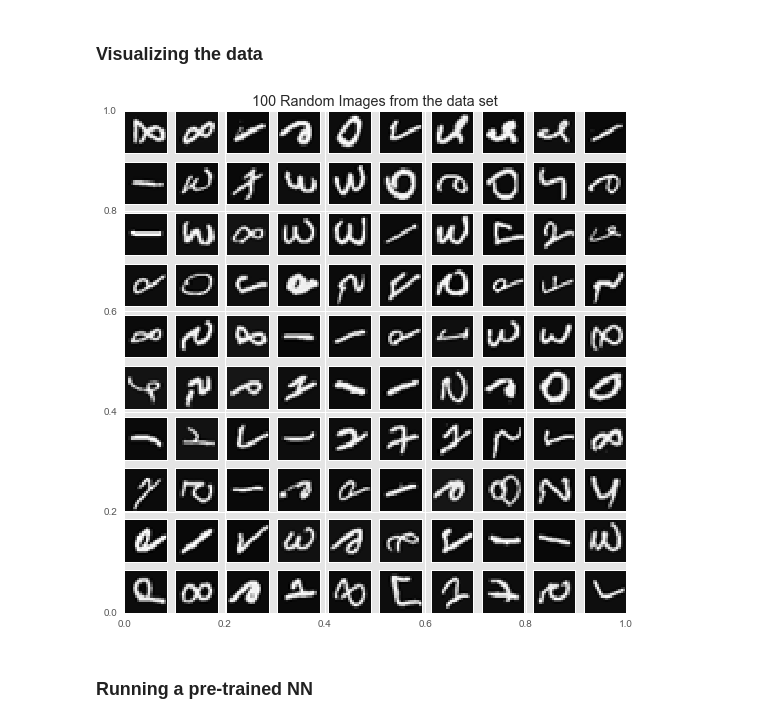
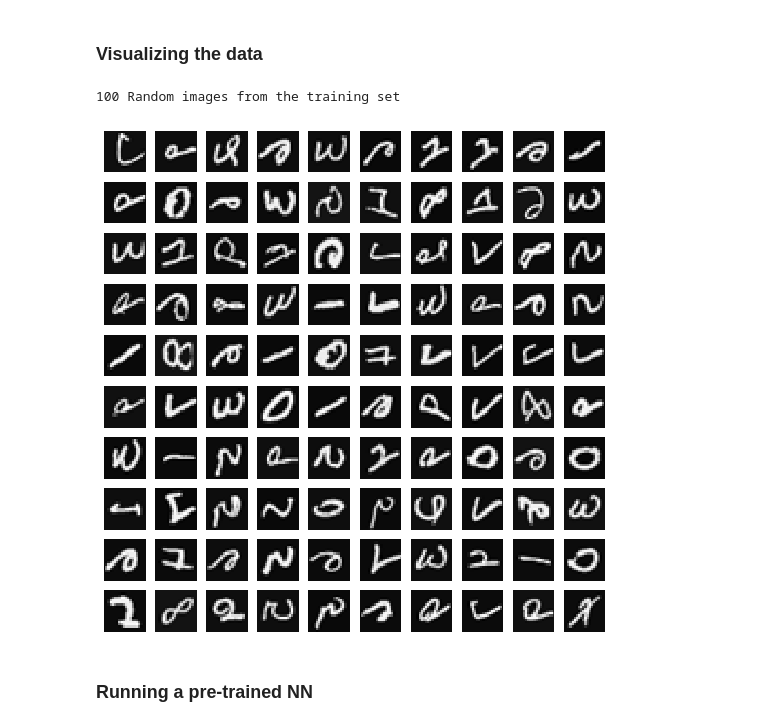
Before and after one commit to FraPochetti/Machine_Learning, a Jupyter notebook: mlclass-ex4-005/mlclass-ex4/Neural-Networks-numpy.ipynb, the cells around one changed output. Drawn from its saved outputs; the diff is of its cells as text; code cells hidden in the pictures.

```diff
--- a/mlclass-ex4-005/mlclass-ex4/Neural-Networks-numpy.ipynb
+++ b/mlclass-ex4-005/mlclass-ex4/Neural-Networks-numpy.ipynb
@@ -36,30 +32,34 @@ y = mat['y']
 # %% [markdown]
 ## Functions
 # %%
-def displayData(X):
+def displayData(X, how_many):
     fig = plt.figure(figsize=(9,9))
-    plt.title('100 Random Images from the data set')
-    indexes = random.sample(range(1, X.shape[0]), 100)
+    #plt.title('100 Random Images from the data set')
+    indexes = random.sample(range(0, X.shape[0]), how_many)
     images = X[indexes,:]
-    for i in np.arange(10):
-        for j in np.arange(10):
-            ax = fig.add_subplot(10, 10, (10*j+i)+1)
-            ax.matshow(images[10*j+i,:].reshape(20,20), cmap = 'gray')
+    square = np.sqrt(how_many)
+    for i in np.arange(square):
+        for j in np.arange(square):
+            ax = fig.add_subplot(square, square, (square*j+i)+1)
+            ax.matshow(images[square*j+i,:].reshape(20,20), cmap = 'gray')
             plt.xticks(np.array([]))
             plt.yticks(np.array([]))
     plt.show()
 
-def displayPredictions(X, predictions):
+def displayPredictions(X, y, predictions):
     fig = plt.figure(figsize=(9,9))
-    plt.title('100 Random Images from the data set with related NN predictions in red', y=1.04)
+    plt.title('100 Random Images; NN predictions in Red; Actuals in Blue', y=1.04)
     indexes = random.sample(range(1, X.shape[0]), 100)
     images = X[indexes,:]
     pred = predictions[indexes]
+    actuals = y[indexes]
     for i in np.arange(10):
         for j in np.arange(10):
             ax = fig.add_subplot(10, 10, (10*j+i)+1)
             ax.matshow(images[10*j+i,:].reshape(20,20), cmap = 'gray')
             ax.annotate(pred[10*j+i], xy=(2, 1), color='r', weight='bold', size=14,
+                        horizontalalignment='right', verticalalignment='bottom')
+            ax.annotate(actuals[10*j+i][0], xy=(11, 1), color='b', weight='bold', size=14,
                         horizontalalignment='right', verticalalignment='bottom')
             plt.xticks(np.array([]))
             plt.yticks(np.array([]))
@@ -78,10 +78,16 @@ def forwardPropagation(InputHidden, HiddenOutput, X):
     return output
 # %% [markdown]
 ### Visualizing the data
-# %%
-displayData(X)
-# %% [output]
-[figure, removed]
+# %%
+mat = scipy.io.loadmat('C:\\Users\\pochetti\Machine_Learning\\mlclass-ex3-005\\mlclass-ex3\ex3data1.mat')
+X = mat['X']
+y = mat['y']
+
+print('100 Random images from the training set')
+displayData(X, 100)
+# %% [output]
+100 Random images from the training set
+[figure, added]
 # %% [markdown]
 ### Running a pre-trained NN
 # %%
```
Also changed, not shown: parts of 37 cells of this notebook.
